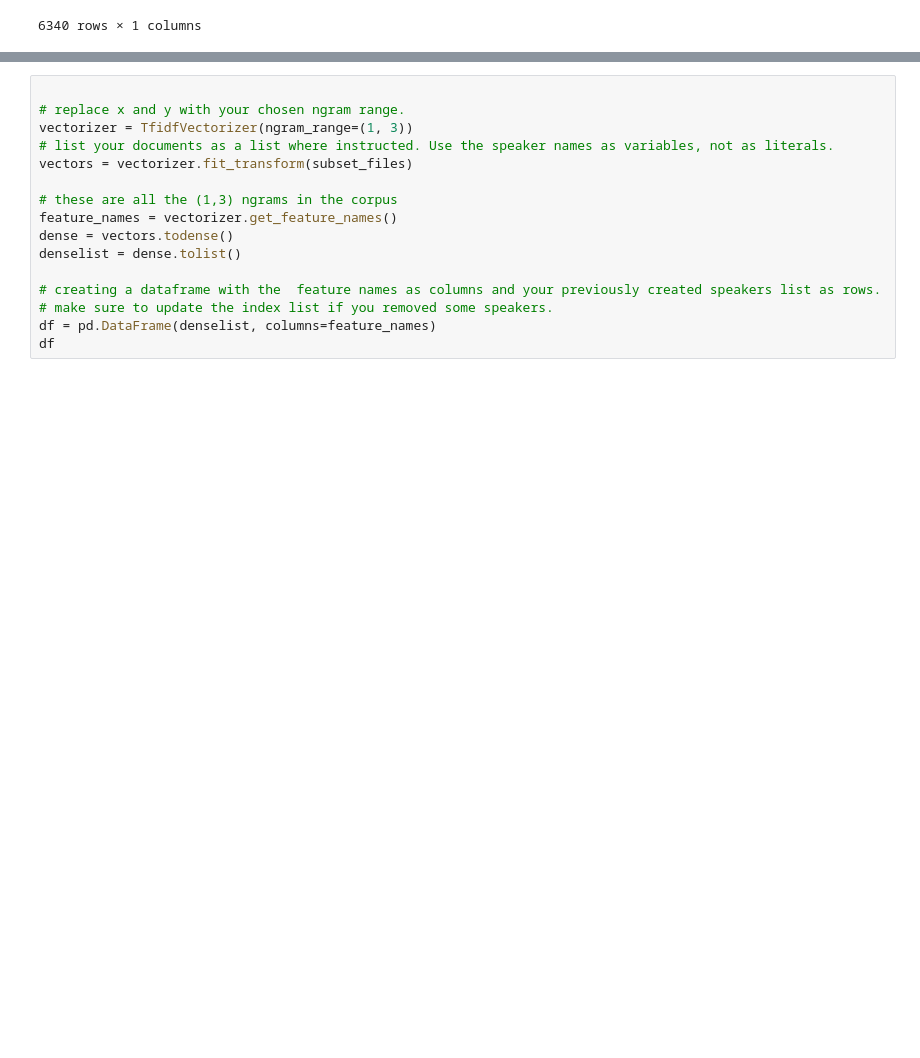
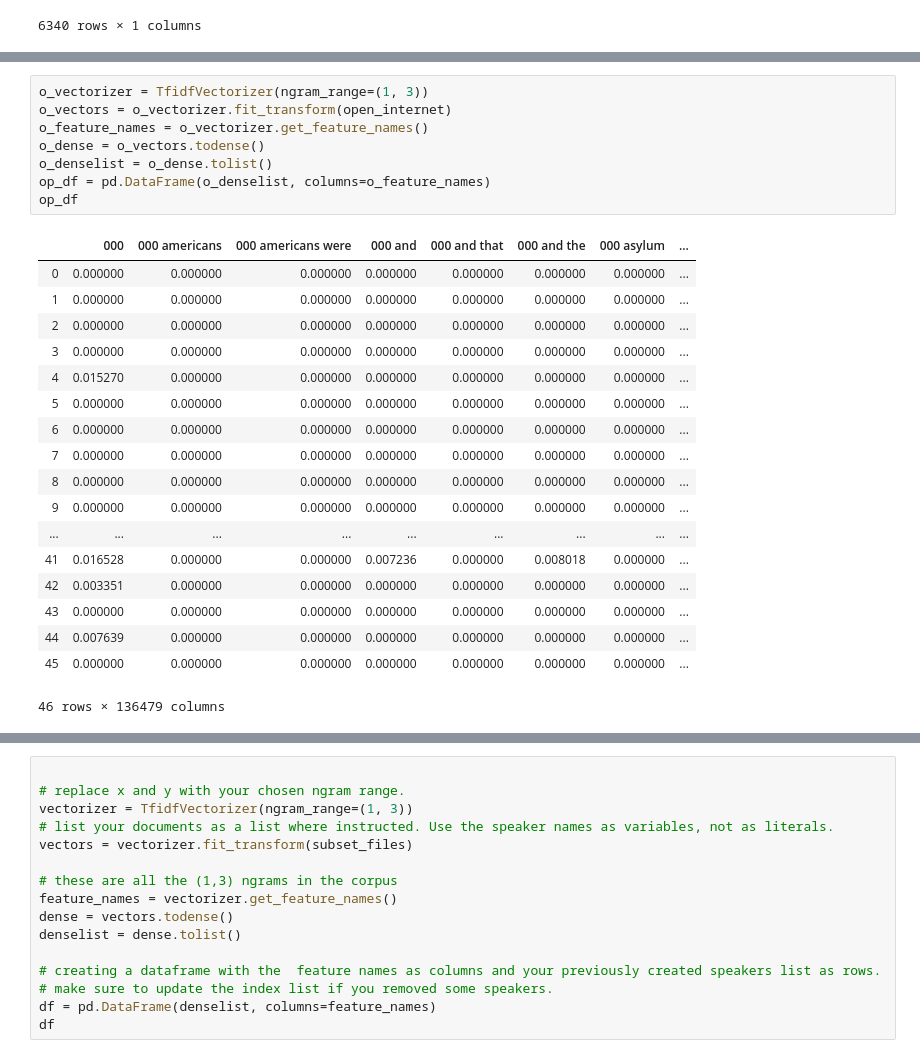
Before and after one commit to fr48/unga, a Jupyter notebook: part1_corpus.ipynb, the cells around one changed output, grey strips where cells are left out. Cells and saved outputs as stored; diff of their text form; blank space fills up the shorter version.

```diff
--- a/part1_corpus.ipynb
+++ b/part1_corpus.ipynb
@@ -271,0 +248,27 @@ subset_files
+# %%
+o_vectorizer = TfidfVectorizer(ngram_range=(1, 3))
+o_vectors = o_vectorizer.fit_transform(open_internet)
+o_feature_names = o_vectorizer.get_feature_names()
+o_dense = o_vectors.todense()
+o_denselist = o_dense.tolist()
+op_df = pd.DataFrame(o_denselist, columns=o_feature_names)
+op_df
+# %% [output]
+|  | 000 | 000 americans | 000 americans were | 000 and | 000 and that | 000 and the | 000 asylum | ... |
+| 0 | 0.000000 | 0.000000 | 0.000000 | 0.000000 | 0.000000 | 0.000000 | 0.000000 | ... |
+| 1 | 0.000000 | 0.000000 | 0.000000 | 0.000000 | 0.000000 | 0.000000 | 0.000000 | ... |
+| 2 | 0.000000 | 0.000000 | 0.000000 | 0.000000 | 0.000000 | 0.000000 | 0.000000 | ... |
+| 3 | 0.000000 | 0.000000 | 0.000000 | 0.000000 | 0.000000 | 0.000000 | 0.000000 | ... |
+| 4 | 0.015270 | 0.000000 | 0.000000 | 0.000000 | 0.000000 | 0.000000 | 0.000000 | ... |
+| 5 | 0.000000 | 0.000000 | 0.000000 | 0.000000 | 0.000000 | 0.000000 | 0.000000 | ... |
+| 6 | 0.000000 | 0.000000 | 0.000000 | 0.000000 | 0.000000 | 0.000000 | 0.000000 | ... |
+| 7 | 0.000000 | 0.000000 | 0.000000 | 0.000000 | 0.000000 | 0.000000 | 0.000000 | ... |
+| 8 | 0.000000 | 0.000000 | 0.000000 | 0.000000 | 0.000000 | 0.000000 | 0.000000 | ... |
+| 9 | 0.000000 | 0.000000 | 0.000000 | 0.000000 | 0.000000 | 0.000000 | 0.000000 | ... |
+| ... | ... | ... | ... | ... | ... | ... | ... | ... |
+| 41 | 0.016528 | 0.000000 | 0.000000 | 0.007236 | 0.000000 | 0.008018 | 0.000000 | ... |
+| 42 | 0.003351 | 0.000000 | 0.000000 | 0.000000 | 0.000000 | 0.000000 | 0.000000 | ... |
+| 43 | 0.000000 | 0.000000 | 0.000000 | 0.000000 | 0.000000 | 0.000000 | 0.000000 | ... |
+| 44 | 0.007639 | 0.000000 | 0.000000 | 0.000000 | 0.000000 | 0.000000 | 0.000000 | ... |
+| 45 | 0.000000 | 0.000000 | 0.000000 | 0.000000 | 0.000000 | 0.000000 | 0.000000 | ... |
+46 rows × 136479 columns
```
Also changed, not shown: parts of 25 cells of this notebook, 1 other file.
